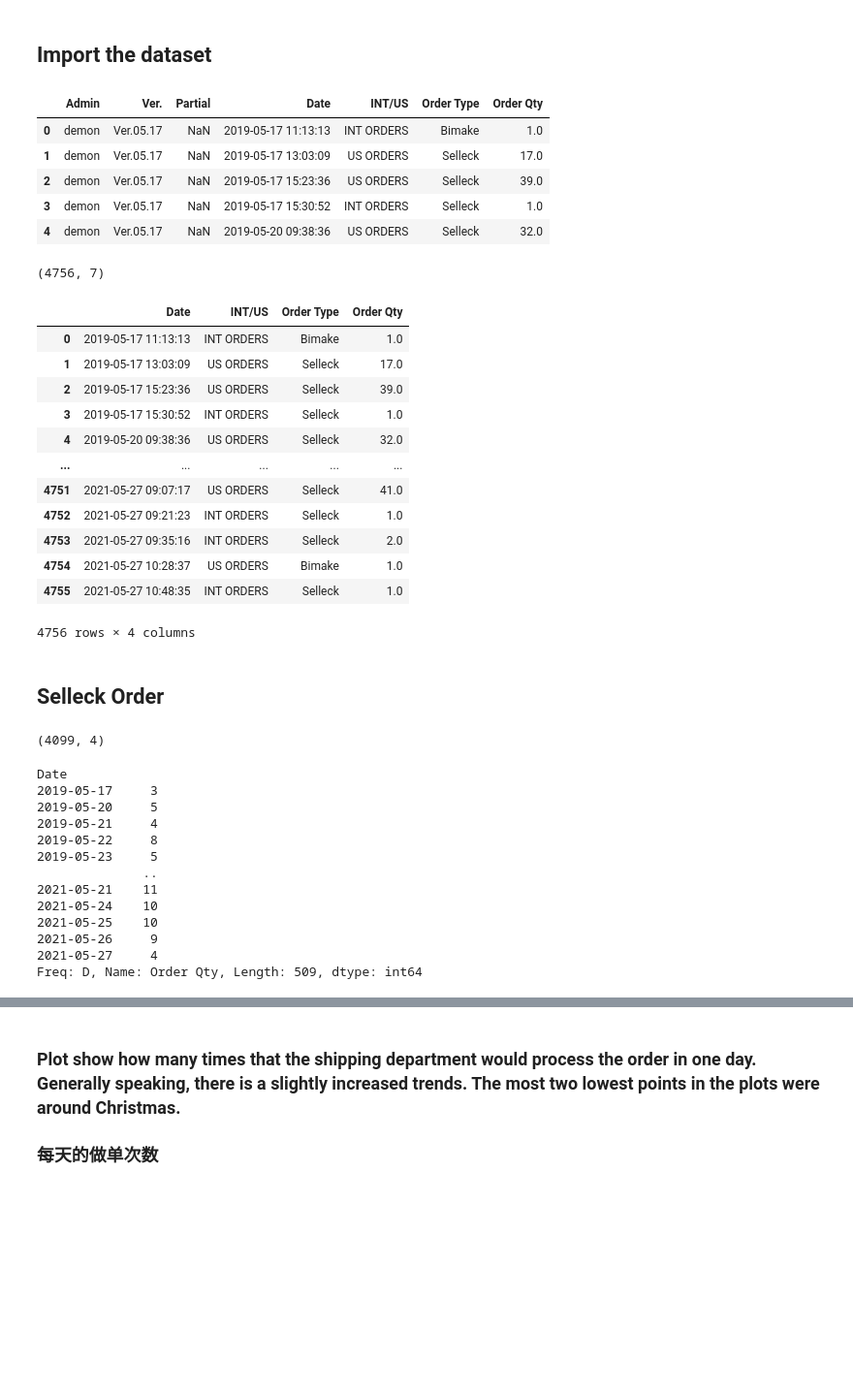
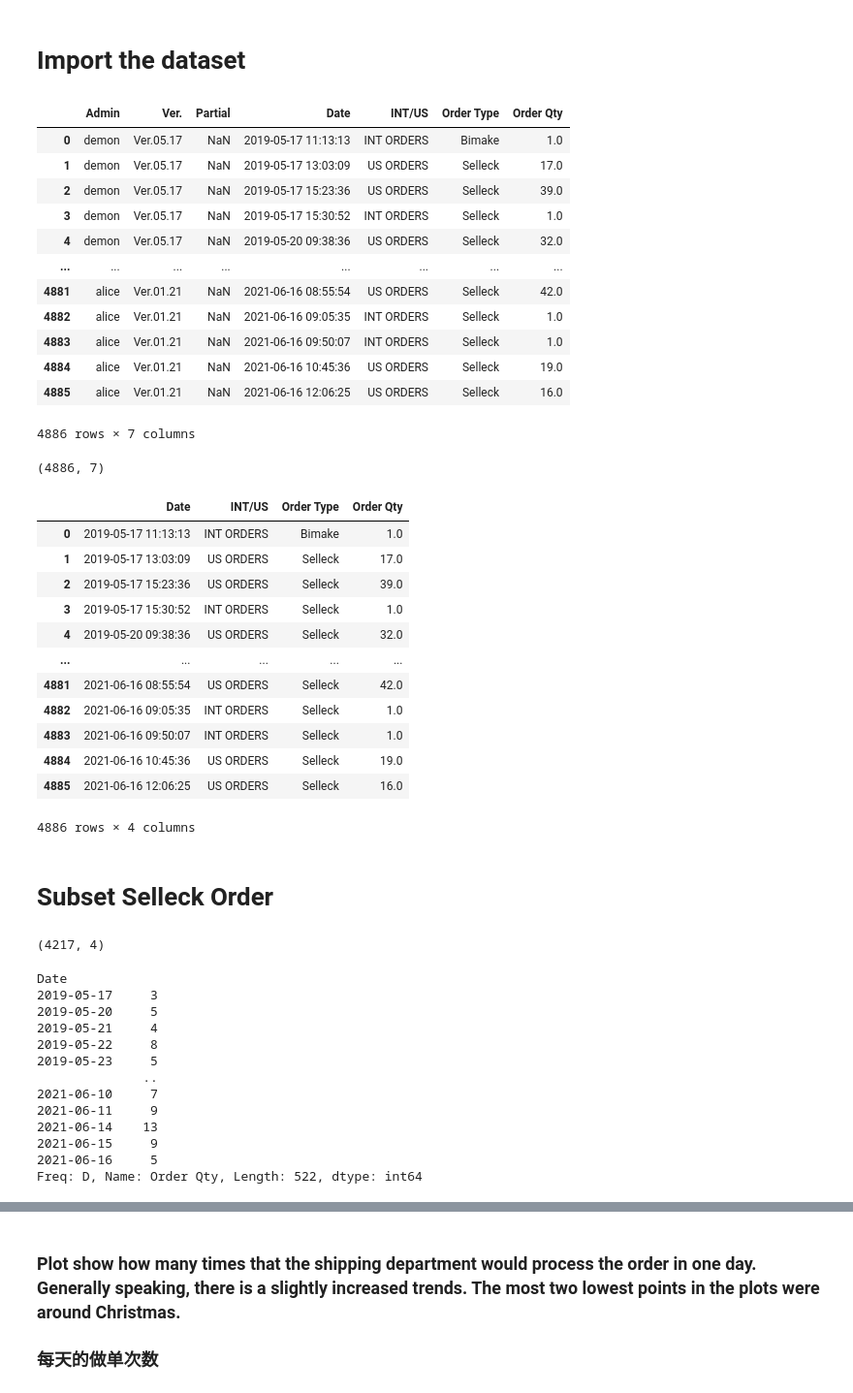
Before and after one commit to rhodapang/Python-for-data-analysis, a Jupyter notebook: Log Analysis for Shipping Department.ipynb, the cells around one changed output, grey strips where cells are left out. Shown: that part at 97% size. Drawn from its saved outputs; the diff is of its cells as text; code cells hidden in the pictures; blank space fills up the shorter version.

```diff
--- a/Log Analysis for Shipping Department.ipynb
+++ b/Log Analysis for Shipping Department.ipynb
@@ -6,23 +6,30 @@ import numpy as np
 import matplotlib.pyplot as plt
 import seaborn as sns
 # %% [markdown]
-## Import the dataset
+# Import the dataset
 # %%
-df = pd.read_excel(r'C:\Users\Connie Wu\Desktop\Log\Log- 2021-05-27.xlsx',sheet_name = 'LOG')
-df.head()
+df = pd.read_excel(r'C:\Users\Connie Wu\Desktop\Log\Log-2021-06-15.xlsx',sheet_name = 'LOG')
+df
 # %% [output]
 |  | Admin | Ver. | Partial | Date | INT/US | Order Type | Order Qty |
 | 0 | demon | Ver.05.17 | NaN | 2019-05-17 11:13:13 | INT ORDERS | Bimake | 1.0 |
 | 1 | demon | Ver.05.17 | NaN | 2019-05-17 13:03:09 | US ORDERS | Selleck | 17.0 |
 | 2 | demon | Ver.05.17 | NaN | 2019-05-17 15:23:36 | US ORDERS | Selleck | 39.0 |
 | 3 | demon | Ver.05.17 | NaN | 2019-05-17 15:30:52 | INT ORDERS | Selleck | 1.0 |
 | 4 | demon | Ver.05.17 | NaN | 2019-05-20 09:38:36 | US ORDERS | Selleck | 32.0 |
+| ... | ... | ... | ... | ... | ... | ... | ... |
+| 4881 | alice | Ver.01.21 | NaN | 2021-06-16 08:55:54 | US ORDERS | Selleck | 42.0 |
+| 4882 | alice | Ver.01.21 | NaN | 2021-06-16 09:05:35 | INT ORDERS | Selleck | 1.0 |
+| 4883 | alice | Ver.01.21 | NaN | 2021-06-16 09:50:07 | INT ORDERS | Selleck | 1.0 |
+| 4884 | alice | Ver.01.21 | NaN | 2021-06-16 10:45:36 | US ORDERS | Selleck | 19.0 |
+| 4885 | alice | Ver.01.21 | NaN | 2021-06-16 12:06:25 | US ORDERS | Selleck | 16.0 |
+4886 rows × 7 columns
 # %%
 # There are 4756 rows and 7 columns in the dataset
 
 df.shape
 # %% [output]
-(4756, 7)
+(4886, 7)
 # %%
 # the useful information were on the columns of 'Date', 'INT/US','Order Type','Order Qty', so subset the columns mentioned.
 
@@ -36,20 +43,20 @@ df
 | 3 | 2019-05-17 15:30:52 | INT ORDERS | Selleck | 1.0 |
 | 4 | 2019-05-20 09:38:36 | US ORDERS | Selleck | 32.0 |
 | ... | ... | ... | ... | ... |
-| 4751 | 2021-05-27 09:07:17 | US ORDERS | Selleck | 41.0 |
-| 4752 | 2021-05-27 09:21:23 | INT ORDERS | Selleck | 1.0 |
-| 4753 | 2021-05-27 09:35:16 | INT ORDERS | Selleck | 2.0 |
-| 4754 | 2021-05-27 10:28:37 | US ORDERS | Bimake | 1.0 |
-| 4755 | 2021-05-27 10:48:35 | INT ORDERS | Selleck | 1.0 |
+| 4881 | 2021-06-16 08:55:54 | US ORDERS | Selleck | 42.0 |
+| 4882 | 2021-06-16 09:05:35 | INT ORDERS | Selleck | 1.0 |
+| 4883 | 2021-06-16 09:50:07 | INT ORDERS | Selleck | 1.0 |
+| 4884 | 2021-06-16 10:45:36 | US ORDERS | Selleck | 19.0 |
+| 4885 | 2021-06-16 12:06:25 | US ORDERS | Selleck | 16.0 |
-4756 rows × 4 columns
+4886 rows × 4 columns
 # %% [markdown]
-## Selleck Order
+# Subset Selleck Order
 # %%
 # subset the dataset only containing the order Type of "Selleck", there are total 4099 times order processing of 'Selleck'
 df_selleck = df[df['Order Type']=='Selleck']
 df_selleck.shape
 # %% [output]
-(4099, 4)
+(4217, 4)
 # %%
 # count how many time the shipping department would process the order in one day
 
@@ -62,9 +69,9 @@ Date
 2019-05-22     8
 2019-05-23     5
               ..
-2021-05-21    11
-2021-05-24    10
-2021-05-25    10
-2021-05-26     9
-2021-05-27     4
-Freq: D, Name: Order Qty, Length: 509, dtype: int64
+2021-06-10     7
+2021-06-11     9
+2021-06-14    13
+2021-06-15     9
+2021-06-16     5
+Freq: D, Name: Order Qty, Length: 522, dtype: int64
```
Also changed, not shown: parts of 16 cells of this notebook.
